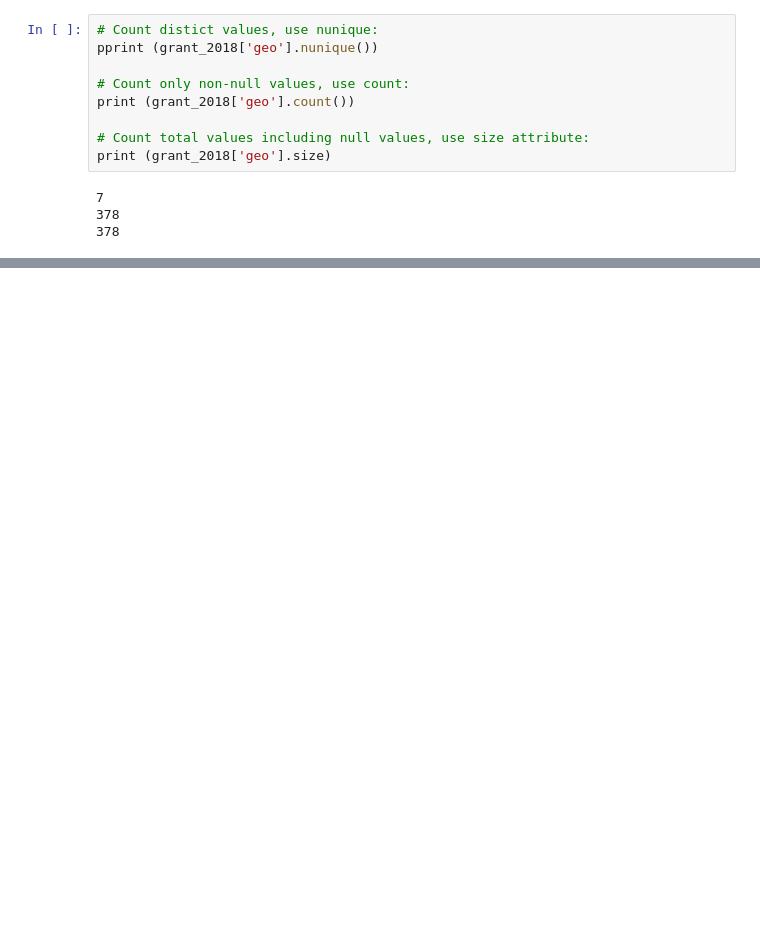
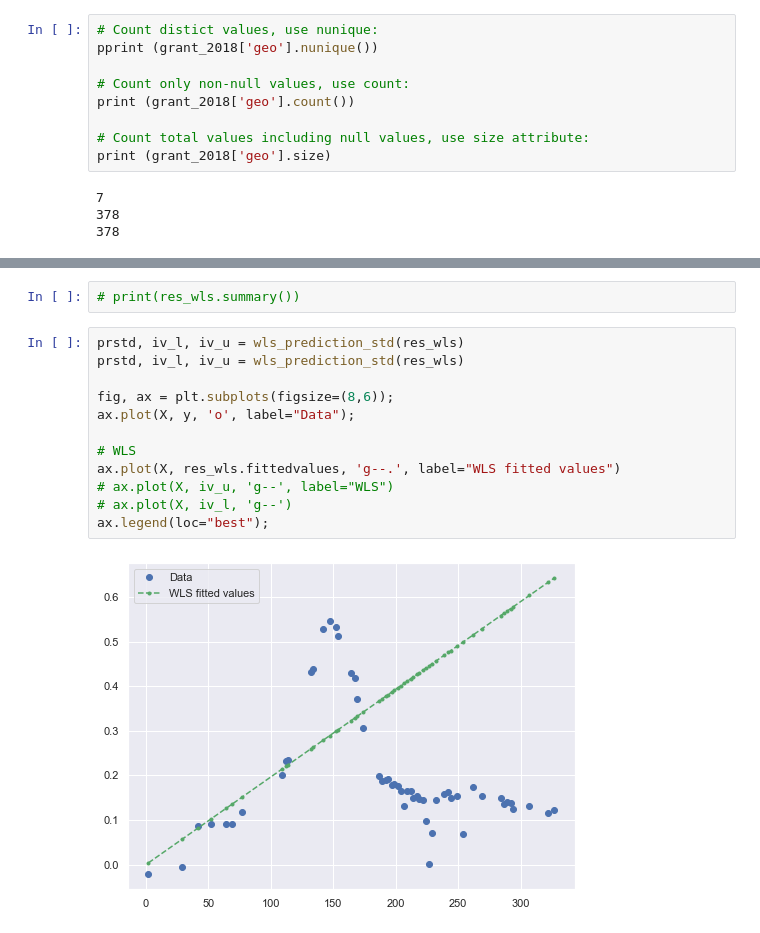
Before and after one commit to sunil21075/Ag, a Jupyter notebook: remote_sensing/python/Local_Jupyter_NoteBooks/0_smoothing.ipynb, the cells around one changed output, grey strips where cells are left out. Saved outputs shown, nothing was run; the diff lists cells and outputs as text; blank space fills up the shorter version.

```diff
--- a/remote_sensing/python/Local_Jupyter_NoteBooks/0_smoothing.ipynb
+++ b/remote_sensing/python/Local_Jupyter_NoteBooks/0_smoothing.ipynb
@@ -70,0 +195,16 @@ print (grant_2018['geo'].size)
+# %%
+# print(res_wls.summary())
+# %%
+prstd, iv_l, iv_u = wls_prediction_std(res_wls)
+prstd, iv_l, iv_u = wls_prediction_std(res_wls)
+
+fig, ax = plt.subplots(figsize=(8,6));
+ax.plot(X, y, 'o', label="Data");
+
+# WLS
+ax.plot(X, res_wls.fittedvalues, 'g--.', label="WLS fitted values")
+# ax.plot(X, iv_u, 'g--', label="WLS")
+# ax.plot(X, iv_l, 'g--')
+ax.legend(loc="best");
+# %% [output]
+[figure, added]
```
Also changed, not shown: parts of 28 cells of this notebook, 2 other files.
